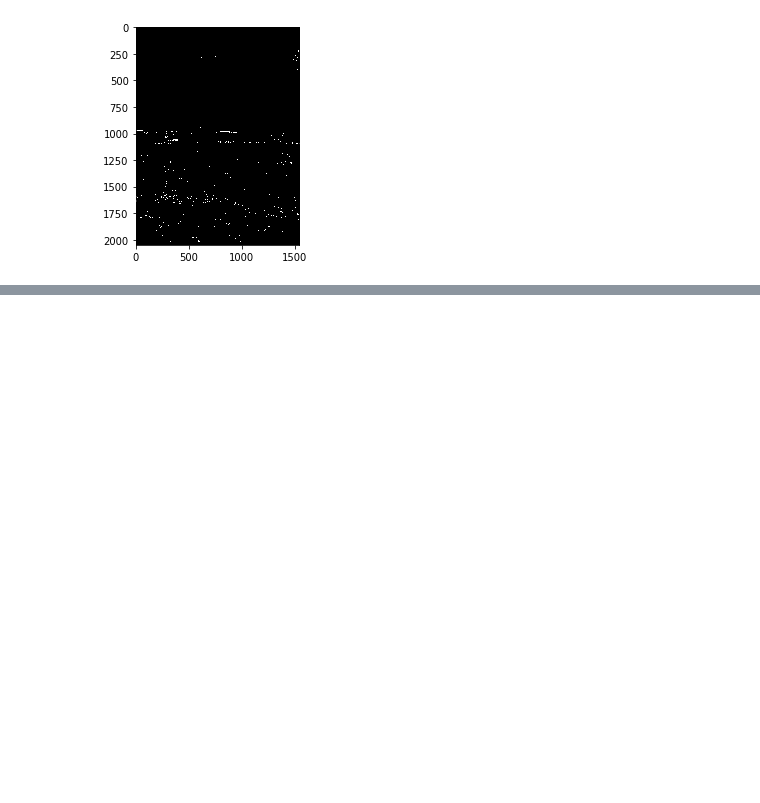
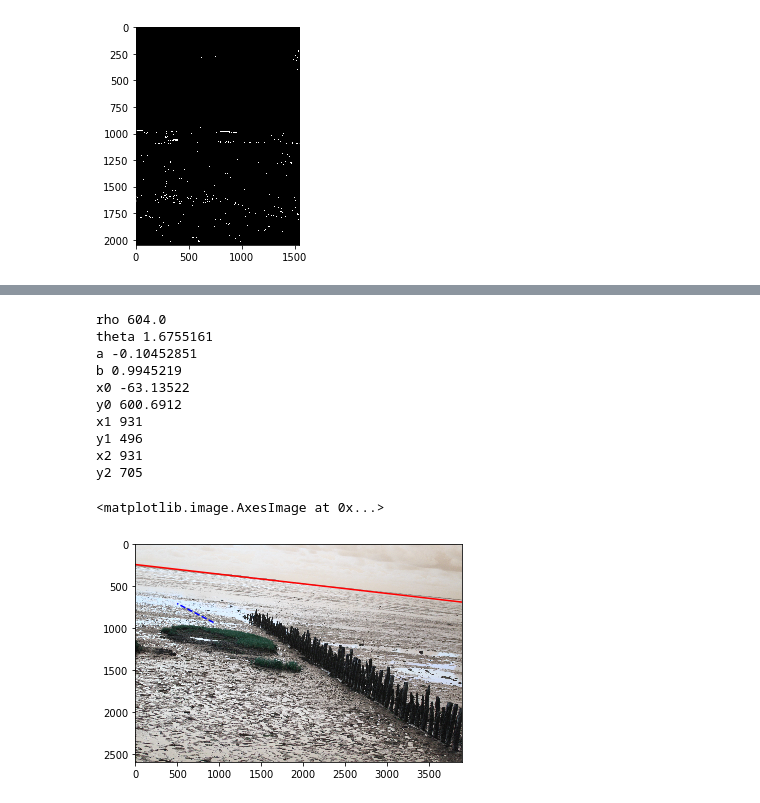
Before and after one commit to uol-mediaprocessing-201920/group-projects-make-it-aesthetic, a Jupyter notebook: MakeItAesthetic.ipynb, the cells around one changed output, grey strips where cells are left out. Saved outputs shown, nothing was run; the diff lists cells and outputs as text; code cells hidden in the pictures; blank space fills up the shorter version.

```diff
--- a/MakeItAesthetic.ipynb
+++ b/MakeItAesthetic.ipynb
@@ -332,0 +279,45 @@ Sobel(src_gray, grad_y, ddepth, 0, 1, ksize, scale, delta, BORDER_DEFAULT);
+# %%
+img = cv2.imread('beach_diagonal.jpg')
+gray = cv2.cvtColor(img,cv2.COLOR_BGR2GRAY)
+edges = cv2.Canny(gray,50,150,apertureSize = 3)
+#plt.imshow(edges, 'gray')
+lines = cv2.HoughLines( edges,1,np.pi/180,1000)
+for rho,theta in lines[0,:]:
+    print('rho', rho)
+    print('theta', theta)
+    a = np.cos(theta)
+    print('a', a)
+    b = np.sin(theta)
+    print('b', b)
+    x0 = a*rho
+    print('x0', x0)
+    y0 = b*rho
+    print('y0', y0)
+    x1 = int(x0 + 1000*(b))
+    print('x1', x1)
+    y1 = int(y0 + 1000*(a))
+    print('y1', y1)
+    x2 = int(x0 - 1000*(-b))
+    print('x2', x2)
+    y2 = int(y0 - 1000*(a))
+    print('y2', y2)
+
+    #img_lines = cv2.line(img,(0,240),(4000,700),(255,0,0),10)
+    plt.plot([0,4000], [240,700], color = 'r', linestyle = '-')
+    plt.plot([x1,y1], [x2,y2], color='b', linestyle='--')
+
+#cv2.imwrite('houghlines3.jpg',img_lines)
+plt.imshow(img)
+# %% [output]
+rho 604.0
+theta 1.6755161
+a -0.10452851
+b 0.9945219
+x0 -63.13522
+y0 600.6912
+x1 931
+y1 496
+x2 931
+y2 705
+<matplotlib.image.AxesImage at 0x...>
+[figure, added]
```
Also changed, not shown: parts of 18 cells of this notebook.
